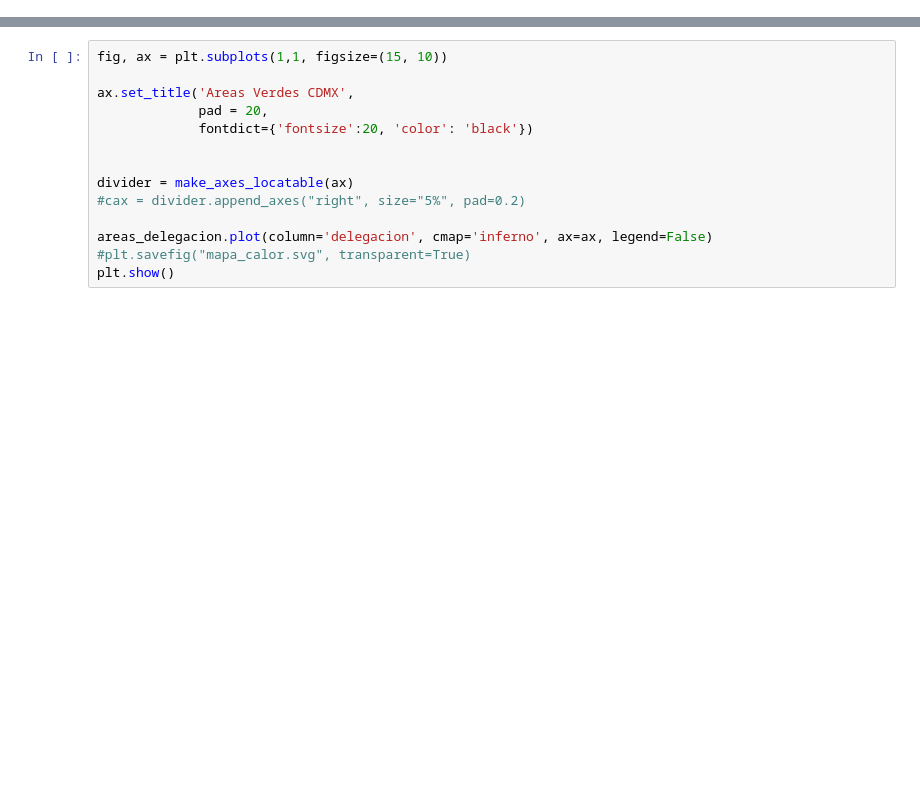
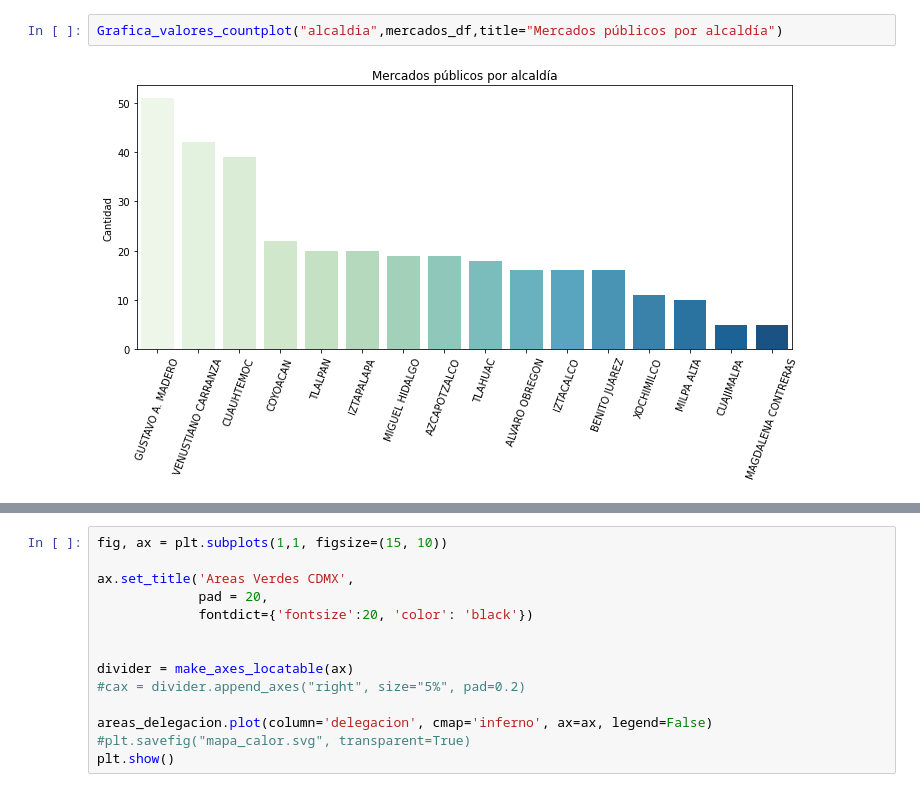
Before and after one commit to JonathanMartignon/Data_CDMX_Un_Aire_No_Tan_Bueno, a Jupyter notebook: Notebook/Aire_CDMX.ipynb, the cells around one changed output, grey strips where cells are left out. Drawn from its saved outputs; the diff is of its cells as text; blank space fills up the shorter version.

```diff
--- a/Notebook/Aire_CDMX.ipynb
+++ b/Notebook/Aire_CDMX.ipynb
@@ -760,0 +652,4 @@ areas_delegacion = map_data.loc[:, ['geometry', 'delegacion']]
+# %%
+Grafica_valores_countplot("alcaldia",mercados_df,title="Mercados públicos por alcaldía")
+# %% [output]
+[figure, added]
```
Also changed, not shown: parts of 179 cells of this notebook.
